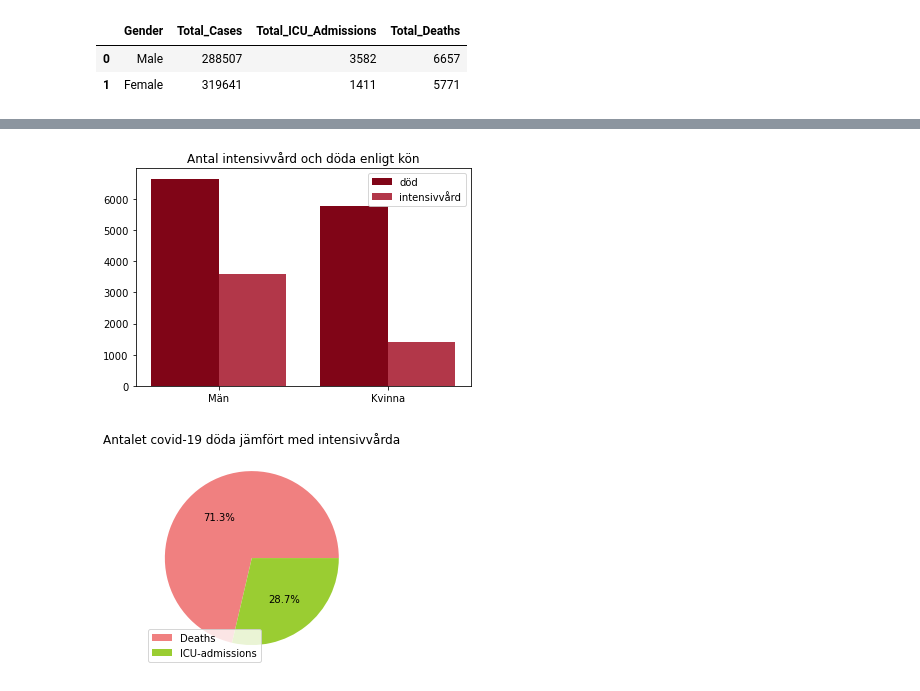
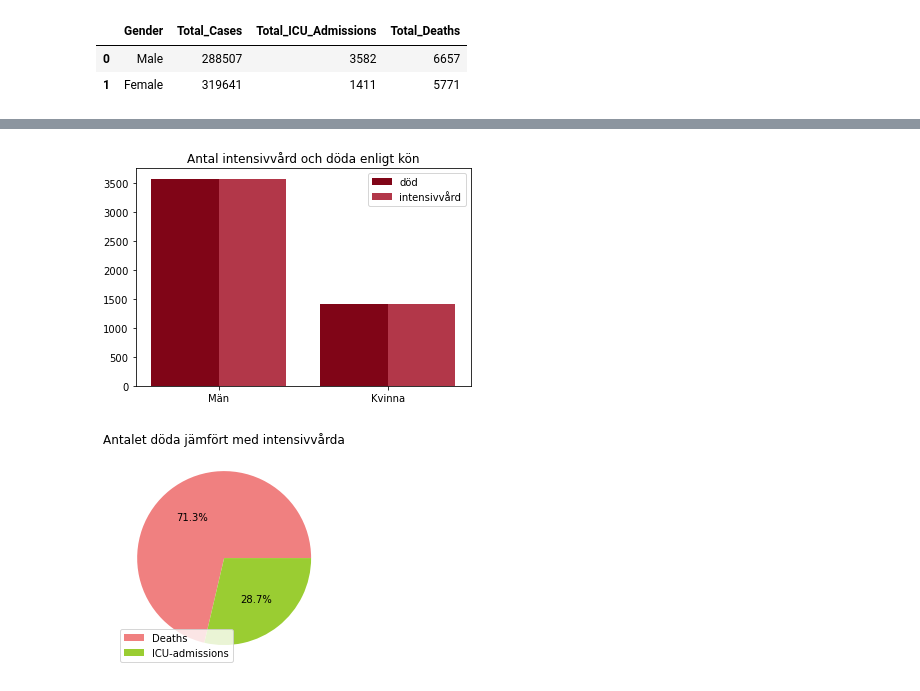
Before and after one commit to Mariam656/Mariam-Zeitouni-TE19C, a Jupyter notebook: Programering 1/project/slut-project.ipynb, the cells around one changed output, grey strips where cells are left out. Drawn from its saved outputs; the diff is of its cells as text; code cells hidden in the pictures.

```diff
--- a/Programering 1/project/slut-project.ipynb
+++ b/Programering 1/project/slut-project.ipynb
@@ -13,8 +29,12 @@ df
 import matplotlib.pyplot as plt
 import numpy as np
 
+int_male = df["Total_ICU_Admissions"][0]
+int_female = df["Total_ICU_Admissions"][1]
+
+
 x = np.arange(2)
-intensivvård = [6657, 5771]
+intensivvård = [int_male, int_female]
 död = [3582, 1411]
 width = 0.4
 
@@ -26,18 +46,20 @@ plt.legend(["död", "intensivvård"])
 plt.title("Antal intensivvård och döda enligt kön")
 plt.show()
 # %% [output]
-[figure, old version]
+[figure, new version]
 # %%
 import matplotlib.pyplot as plt
 
+
+
 labels = "Deaths", "ICU-admissions"
 sizes = ["12428", "4993"]
-colors = ['lightcoral', 'yellowgreen']
+colors = ["lightcoral", "yellowgreen"]
 
 plt.pie(sizes, colors=colors, autopct="%.1f%%")
 plt.legend(labels, loc= "lower left")
 
-plt.title("Antalet covid-19 döda jämfört med intensivvårda")
+plt.title("Antalet döda jämfört med intensivvårda")
 plt.show()
 # %% [output]
-[figure, old version]
+[figure, new version]
```
Also changed, not shown: parts of 1 cell of this notebook, 4 other files.
